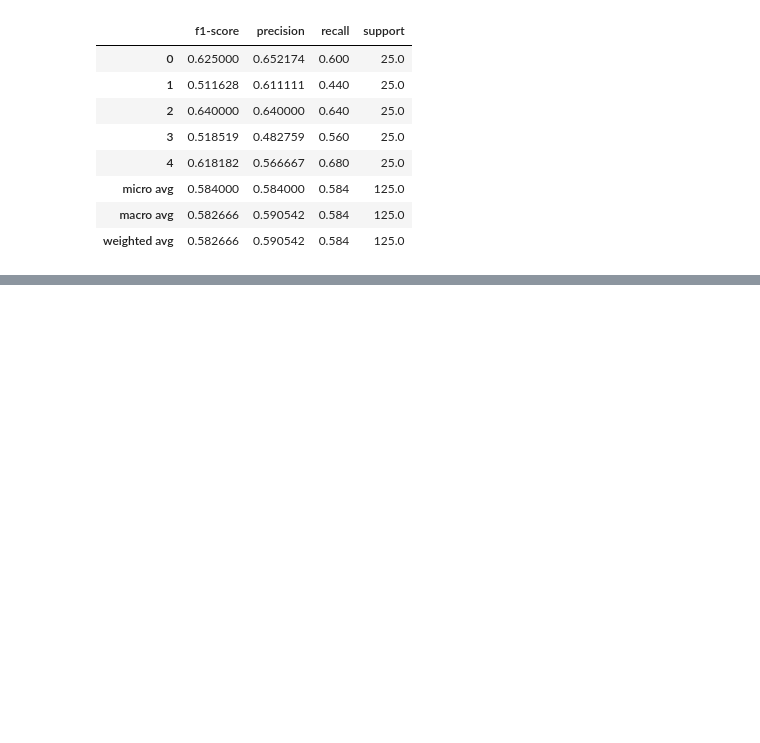
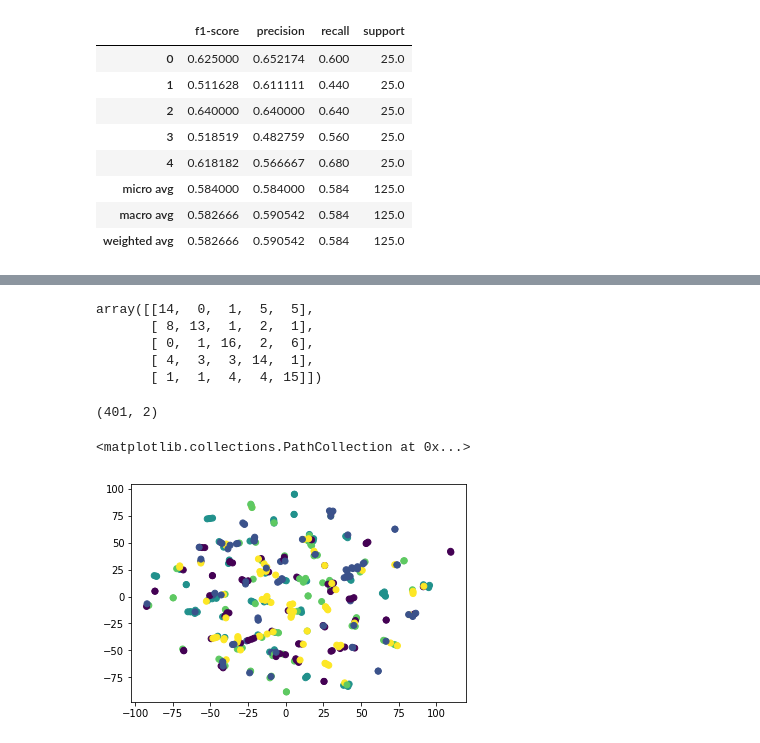
Before and after one commit to vaibhavpawar05/basic-stats, a Jupyter notebook: svm1.ipynb, the cells around one changed output, grey strips where cells are left out. Cells and saved outputs as stored; diff of their text form; code cells hidden in the pictures; blank space fills up the shorter version.

```diff
--- a/svm1.ipynb
+++ b/svm1.ipynb
@@ -238,0 +252,3 @@ pd.DataFrame(classification_report(np.argmax(y_ts3, axis=1), y_ts_pred,
+# %%
+x_tr3 = np.array(x_tr3, dtype=np.float32)
+x_ts3 = np.array(x_ts3, dtype=np.float32)
@@ -238,0 +276,8 @@ pd.DataFrame(classification_report(np.argmax(y_ts3, axis=1), y_ts_pred,
+# %%
+confusion_matrix(y_ts3_, y_ts_pred)
+# %% [output]
+array([[14,  0,  1,  5,  5],
+       [ 8, 13,  1,  2,  1],
+       [ 0,  1, 16,  2,  6],
+       [ 4,  3,  3, 14,  1],
+       [ 1,  1,  4,  4, 15]])
@@ -238,0 +290,8 @@ pd.DataFrame(classification_report(np.argmax(y_ts3, axis=1), y_ts_pred,
+# %%
+tsne = manifold.TSNE(n_components=2, init='random', random_state=0, perplexity=1, metric='cosine')
+# %%
+x_tr_tsne = tsne.fit_transform(x_tr3)
+# %%
+x_tr_tsne.shape
+# %% [output]
+(401, 2)
@@ -238,0 +302,6 @@ pd.DataFrame(classification_report(np.argmax(y_ts3, axis=1), y_ts_pred,
+# %%
+fig, ax = plt.subplots()
+ax.scatter(x_tr_tsne[:, 0], x_tr_tsne[:, 1], c=y_tr3_)
+# %% [output]
+<matplotlib.collections.PathCollection at 0x...>
+[figure, added]
```
Also changed, not shown: parts of 27 cells of this notebook, 2 other files.
